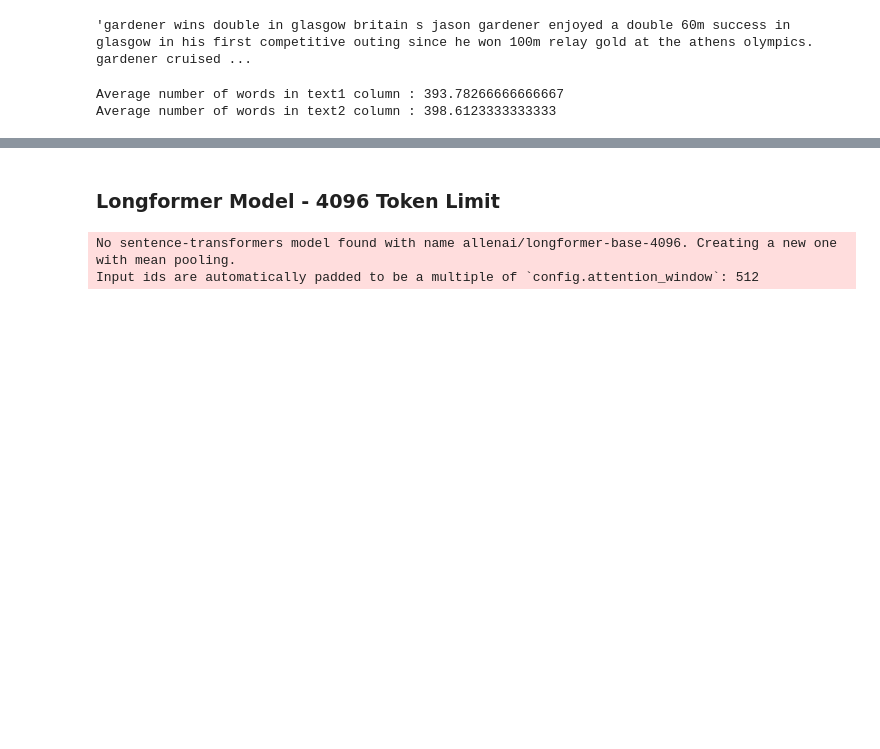
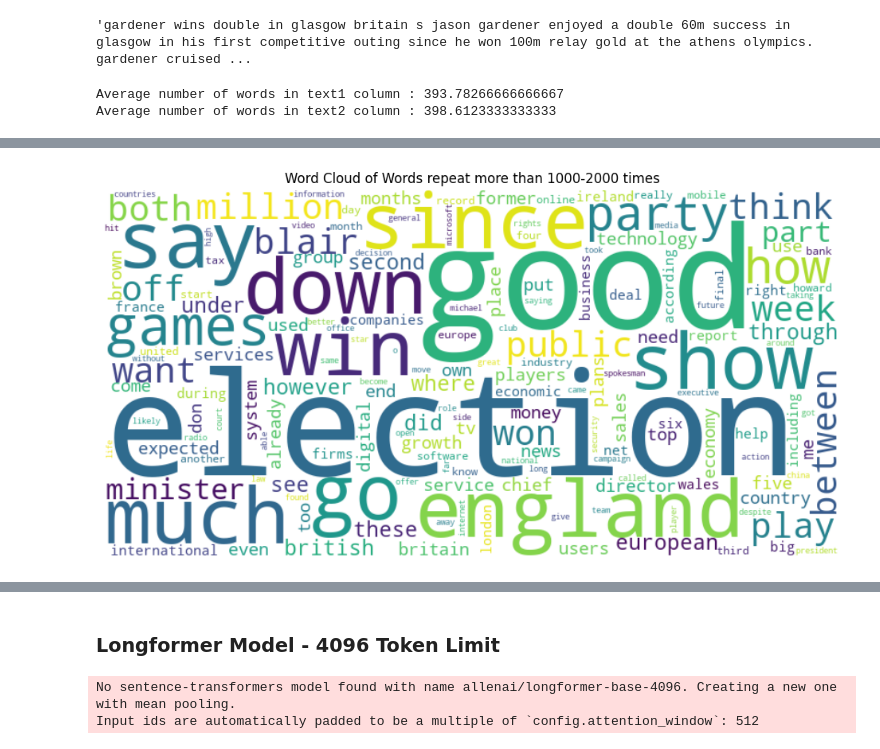
Before and after one commit to jnoothan/DataNeuron.ai---Semantic-Textual-Similarity, a Jupyter notebook: Part A.ipynb, the cells around one changed output, grey strips where cells are left out. Saved outputs shown, nothing was run; the diff lists cells and outputs as text; code cells hidden in the pictures; blank space fills up the shorter version.

```diff
--- a/Part A.ipynb
+++ b/Part A.ipynb
@@ -67,3 +72,21 @@ print(f'Average number of words in text2 column : {no_of_words_text2_avg}')
 # %% [output]
 Average number of words in text1 column : 393.78266666666667
 Average number of words in text2 column : 398.6123333333333
+# %%
+# Word count from all the data including column text1 and text2
+
+# Example: Combine both columns if you have 'text1' and 'text2'
+all_text = ' '.join(df['text1'].fillna('')) + ' ' + ' '.join(df['text2'].fillna(''))
+
+# Optional: lowercase and remove punctuation
+all_text = all_text.lower()
+all_text = re.sub(r'[^a-z\s]', '', all_text)
+
+# Tokenize and count word frequencies
+word_list = all_text.split()
+word_counts = Counter(word_list)
+
+# Display top 20 most common words
+print("Top 20 Repeated Words:")
+for word, count in list(word_counts.most_common()):
+    print(f"{word}: {count}")
@@ -69,0 +135,18 @@ Average number of words in text2 column : 398.6123333333333
+# %%
+from wordcloud import WordCloud
+import matplotlib.pyplot as plt
+
+# Get most important common words that repeat more than 1000-2000 times
+top_words = dict(list(word_counts.most_common())[132:300])
+
+# Generate word cloud
+wordcloud = WordCloud(width=800, height=400, background_color='white').generate_from_frequencies(top_words)
+
+# Display the word cloud
+plt.figure(figsize=(12, 6))
+plt.imshow(wordcloud, interpolation='bilinear')
+plt.axis("off")
+plt.title("Word Cloud of Words repeat more than 1000-2000 times")
+plt.show()
+# %% [output]
+[figure, added]
```
Also changed, not shown: parts of 5 cells of this notebook.
